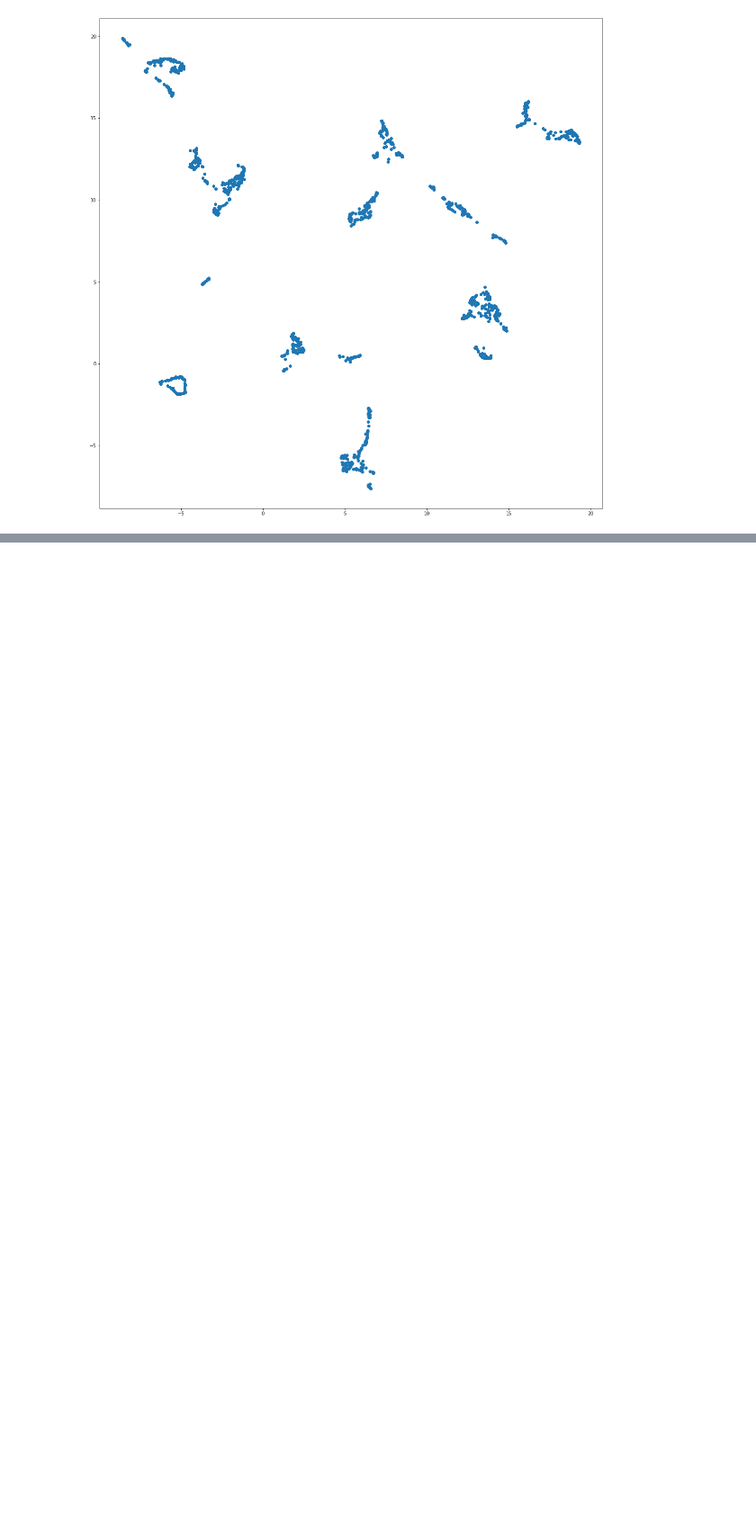
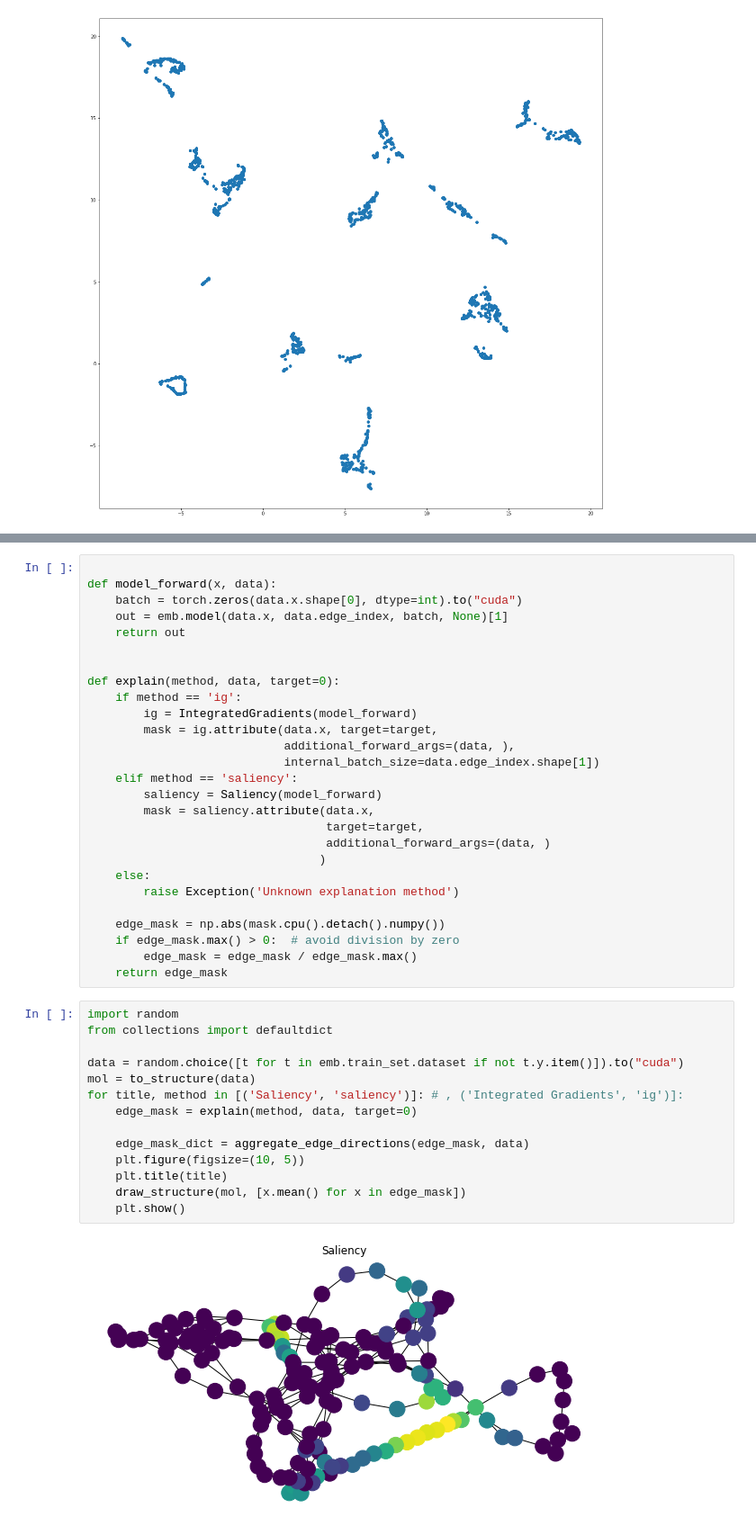
Before and after one commit to TurtleTools/geometricus_deep_learning, a Jupyter notebook: unsupervised.ipynb, the cells around one changed output, grey strips where cells are left out. Shown: that part at 90% size. Cells and saved outputs as stored; diff of their text form; blank space fills up the shorter version.

```diff
--- a/unsupervised.ipynb
+++ b/unsupervised.ipynb
@@ -93,0 +117,43 @@ plt.gca().set_aspect('equal', 'datalim')
+# %%
+
+def model_forward(x, data):
+    batch = torch.zeros(data.x.shape[0], dtype=int).to("cuda")
+    out = emb.model(data.x, data.edge_index, batch, None)[1]
+    return out
+
+
+def explain(method, data, target=0):
+    if method == 'ig':
+        ig = IntegratedGradients(model_forward)
+        mask = ig.attribute(data.x, target=target,
+                            additional_forward_args=(data, ),
+                            internal_batch_size=data.edge_index.shape[1])
+    elif method == 'saliency':
+        saliency = Saliency(model_forward)
+        mask = saliency.attribute(data.x,
+                                  target=target,
+                                  additional_forward_args=(data, )
+                                 )
+    else:
+        raise Exception('Unknown explanation method')
+
+    edge_mask = np.abs(mask.cpu().detach().numpy())
+    if edge_mask.max() > 0:  # avoid division by zero
+        edge_mask = edge_mask / edge_mask.max()
+    return edge_mask
+# %%
+import random
+from collections import defaultdict
+
+data = random.choice([t for t in emb.train_set.dataset if not t.y.item()]).to("cuda")
+mol = to_structure(data)
+for title, method in [('Saliency', 'saliency')]: # , ('Integrated Gradients', 'ig')]:
+    edge_mask = explain(method, data, target=0)
+
+    edge_mask_dict = aggregate_edge_directions(edge_mask, data)
+    plt.figure(figsize=(10, 5))
+    plt.title(title)
+    draw_structure(mol, [x.mean() for x in edge_mask])
+    plt.show()
+# %% [output]
+[figure, added]
```
Also changed, not shown: parts of 4 cells of this notebook, 1 other file.
